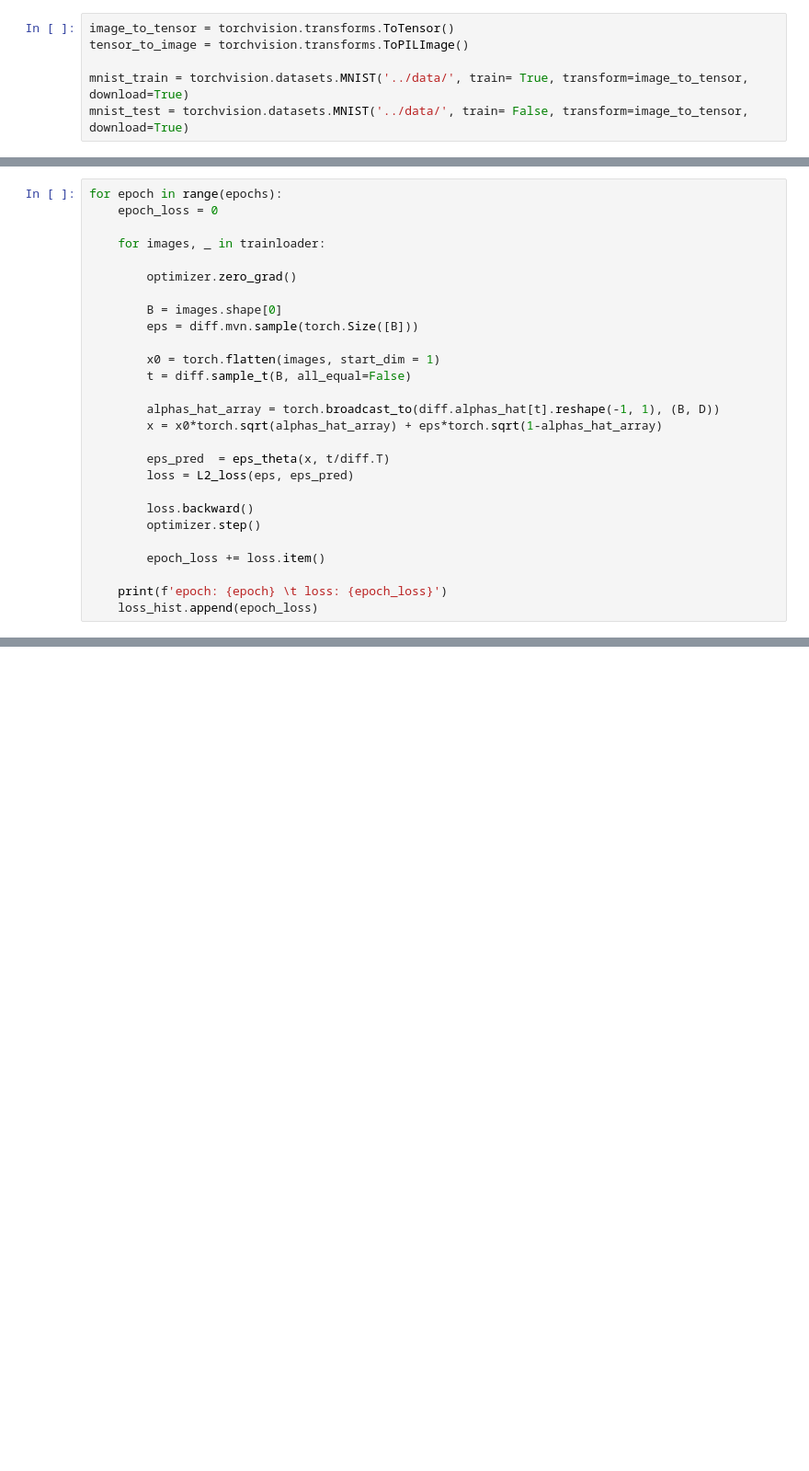
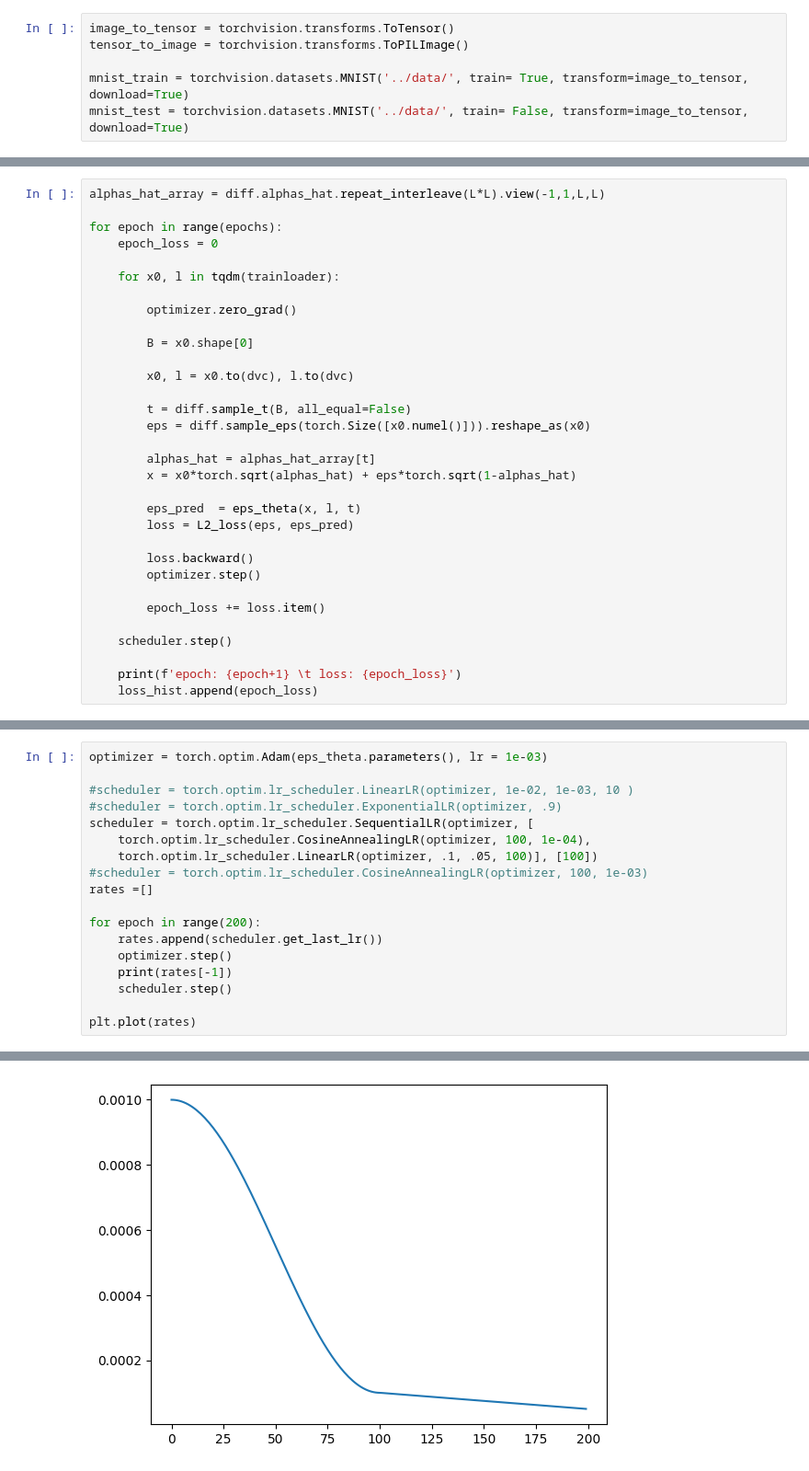
Before and after one commit to StefanoDamato/DaBF, a Jupyter notebook: src/dev.ipynb, the cells around one changed output, grey strips where cells are left out. Shown: that part at 92% size. Saved outputs shown, nothing was run; the diff lists cells and outputs as text; blank space fills up the shorter version.

```diff
--- a/src/dev.ipynb
+++ b/src/dev.ipynb
@@ -68,21 +416,24 @@ L2_loss = torch.nn.MSELoss(reduction='sum')
 # %%
+alphas_hat_array = diff.alphas_hat.repeat_interleave(L*L).view(-1,1,L,L)
+
 for epoch in range(epochs):
     epoch_loss = 0
 
-    for images, _ in trainloader:
+    for x0, l in tqdm(trainloader):
 
         optimizer.zero_grad()
 
-        B = images.shape[0]
-        eps = diff.mvn.sample(torch.Size([B]))
+        B = x0.shape[0]
 
-        x0 = torch.flatten(images, start_dim = 1)
+        x0, l = x0.to(dvc), l.to(dvc)
+
         t = diff.sample_t(B, all_equal=False)
+        eps = diff.sample_eps(torch.Size([x0.numel()])).reshape_as(x0)
 
-        alphas_hat_array = torch.broadcast_to(diff.alphas_hat[t].reshape(-1, 1), (B, D))
-        x = x0*torch.sqrt(alphas_hat_array) + eps*torch.sqrt(1-alphas_hat_array)
+        alphas_hat = alphas_hat_array[t]
+        x = x0*torch.sqrt(alphas_hat) + eps*torch.sqrt(1-alphas_hat)
 
-        eps_pred  = eps_theta(x, t/diff.T)
+        eps_pred  = eps_theta(x, l, t)
         loss = L2_loss(eps, eps_pred)
 
         loss.backward()
@@ -90,6 +441,8 @@ for epoch in range(epochs):
 
         epoch_loss += loss.item()
 
-    print(f'epoch: {epoch} \t loss: {epoch_loss}')
+    scheduler.step()
+
+    print(f'epoch: {epoch+1} \t loss: {epoch_loss}')
     loss_hist.append(epoch_loss)
 # %% [output]
@@ -281,0 +588,19 @@ print(x_31.shape, x_32.shape, x_33.shape)
+# %%
+optimizer = torch.optim.Adam(eps_theta.parameters(), lr = 1e-03)
+
+#scheduler = torch.optim.lr_scheduler.LinearLR(optimizer, 1e-02, 1e-03, 10 )
+#scheduler = torch.optim.lr_scheduler.ExponentialLR(optimizer, .9)
+scheduler = torch.optim.lr_scheduler.SequentialLR(optimizer, [
+    torch.optim.lr_scheduler.CosineAnnealingLR(optimizer, 100, 1e-04),
+    torch.optim.lr_scheduler.LinearLR(optimizer, .1, .05, 100)], [100])
+#scheduler = torch.optim.lr_scheduler.CosineAnnealingLR(optimizer, 100, 1e-03)
+rates =[]
+
+for epoch in range(200):
+    rates.append(scheduler.get_last_lr())
+    optimizer.step()
+    print(rates[-1])
+    scheduler.step()
+
+plt.plot(rates)
+# %% [output]
@@ -281,0 +625 @@ print(x_31.shape, x_32.shape, x_33.shape)
+[figure, added]
```
Also changed, not shown: parts of 32 cells of this notebook, 5 other files.
